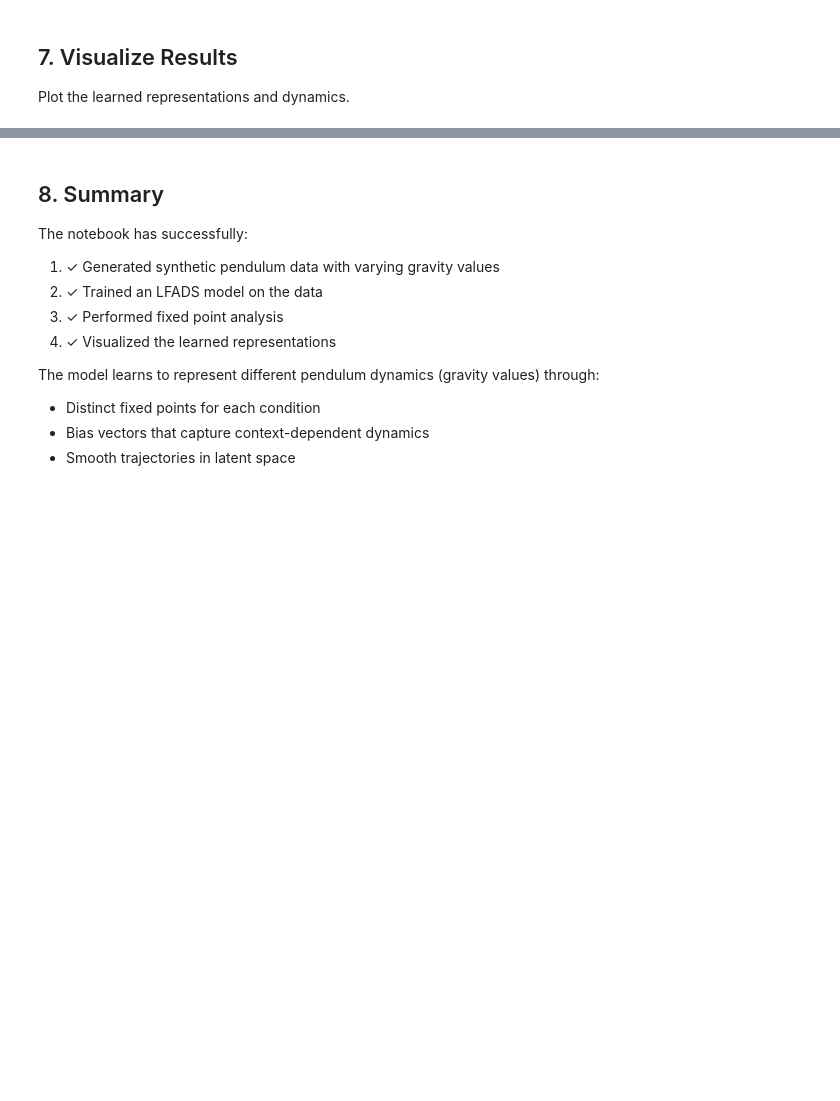
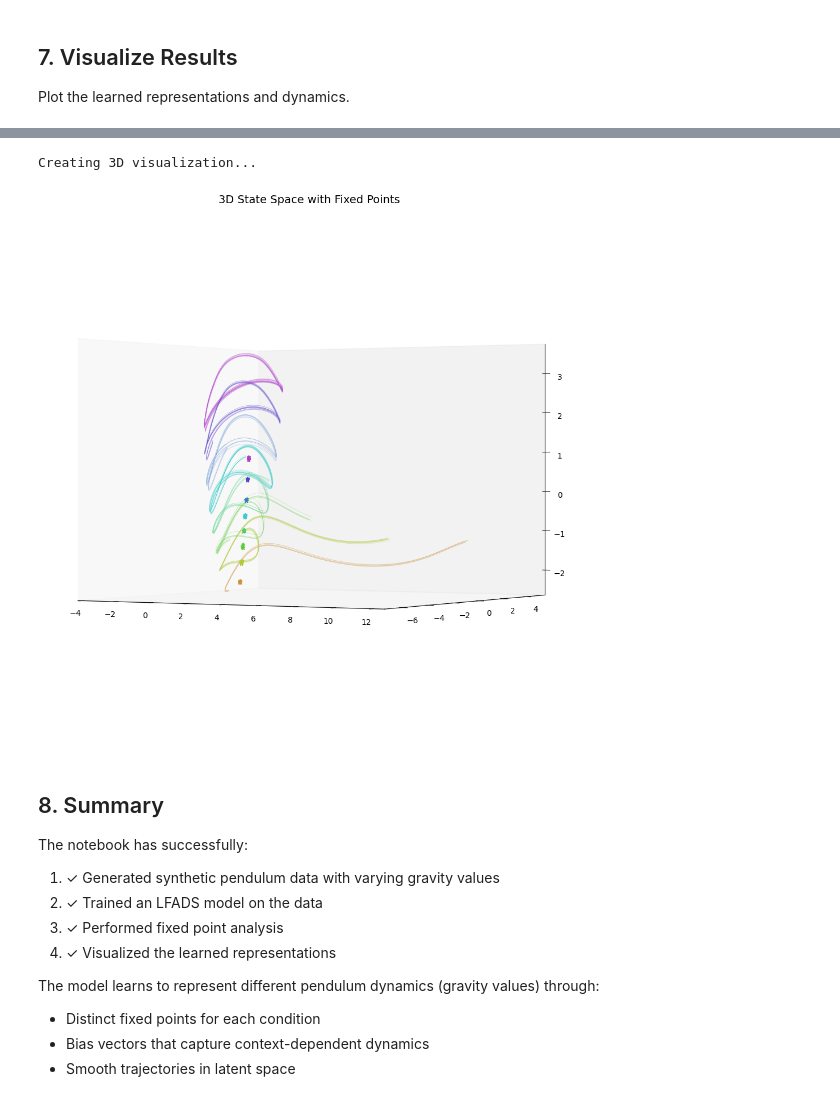
Before and after one commit to ricebci/lfadsci, a Jupyter notebook: notebooks/pendulum_single_run.ipynb, the cells around one changed output, grey strips where cells are left out. Drawn from its saved outputs; the diff is of its cells as text; code cells hidden in the pictures; blank space fills up the shorter version.

```diff
--- a/notebooks/pendulum_single_run.ipynb
+++ b/notebooks/pendulum_single_run.ipynb
@@ -282,16 +262,30 @@ print("Loading trained model...")
 model.load(f"{config['outputDir']}/model")
 print("Model loaded successfully!")
 
-# Generate results using posterior sampling
-print("Generating results with posterior sampling...")
-results = lfadsci.shared_utils.compile_results(
-    model,
-    datasets_list[0],
-    n_samples=100,
-    compute_kinematic_r2=False
-)
+# Load cached results if available; otherwise compute
+results_partial_path = os.path.join(config['outputDir'], 'results_partial.pkl')
+results_full_path = os.path.join(config['outputDir'], 'results_full.pkl')
 
-print("Results compiled!")
+if os.path.exists(results_full_path):
+    print(f"Found cached full results: {results_full_path}")
+    with open(results_full_path, 'rb') as f:
+        loaded = pickle.load(f)
+    results = loaded['results_list'][0] if isinstance(loaded, dict) and 'results_list' in loaded else loaded
+elif os.path.exists(results_partial_path):
+    print(f"Found cached partial results: {results_partial_path}")
+    with open(results_partial_path, 'rb') as f:
+        loaded = pickle.load(f)
+    results = loaded['results_list'][0] if isinstance(loaded, dict) and 'results_list' in loaded else loaded
+else:
+    print("No cached results found. Generating results with posterior sampling...")
+    results = lfadsci.shared_utils.compile_results(
+        model,
+        datasets_list[0],
+        n_samples=100,
+        compute_kinematic_r2=False
+    )
+
+print("Results ready!")
 print(f"Available partitions: {list(results.keys())}")
 print(f"Available features in 'train': {list(results['train'].keys())}")
 # %% [output]
@@ -527,30 +590,33 @@ else:
 # %%
 # 3D visualization of states and fixed points
 if 'fixed_points_filtered' in results['train'].keys():
     print("Creating 3D visualization...")
 
     # Get states starting from timestep 100 onwards
     states_subset = states[:50, 100:, :]
 
     lfadsci.utils_pendulum.plot_states_fps(
         cues[:50],
         states_subset,
         results['train']['fixed_points_filtered'],
         n_comps_cis=2,
         elev=0,
         azim=-60,
         alpha_state=0.3,
         alpha_fp=1,
         color_fixedpoints=config['model']['use_bias'],
         fp_marker='*',
-        fp_markersize=50,
+        fp_markersize=5,
         state_lw=0.5,
         add_cis_dimension=True
     )
 
     plt.suptitle('3D State Space with Fixed Points', fontsize=14)
     plt.tight_layout()
     plt.show()
+# %% [output]
+Creating 3D visualization...
+[figure, added]
 # %% [markdown]
 ## 8. Summary
 
```
Also changed, not shown: parts of 16 cells of this notebook, 5 other files.
